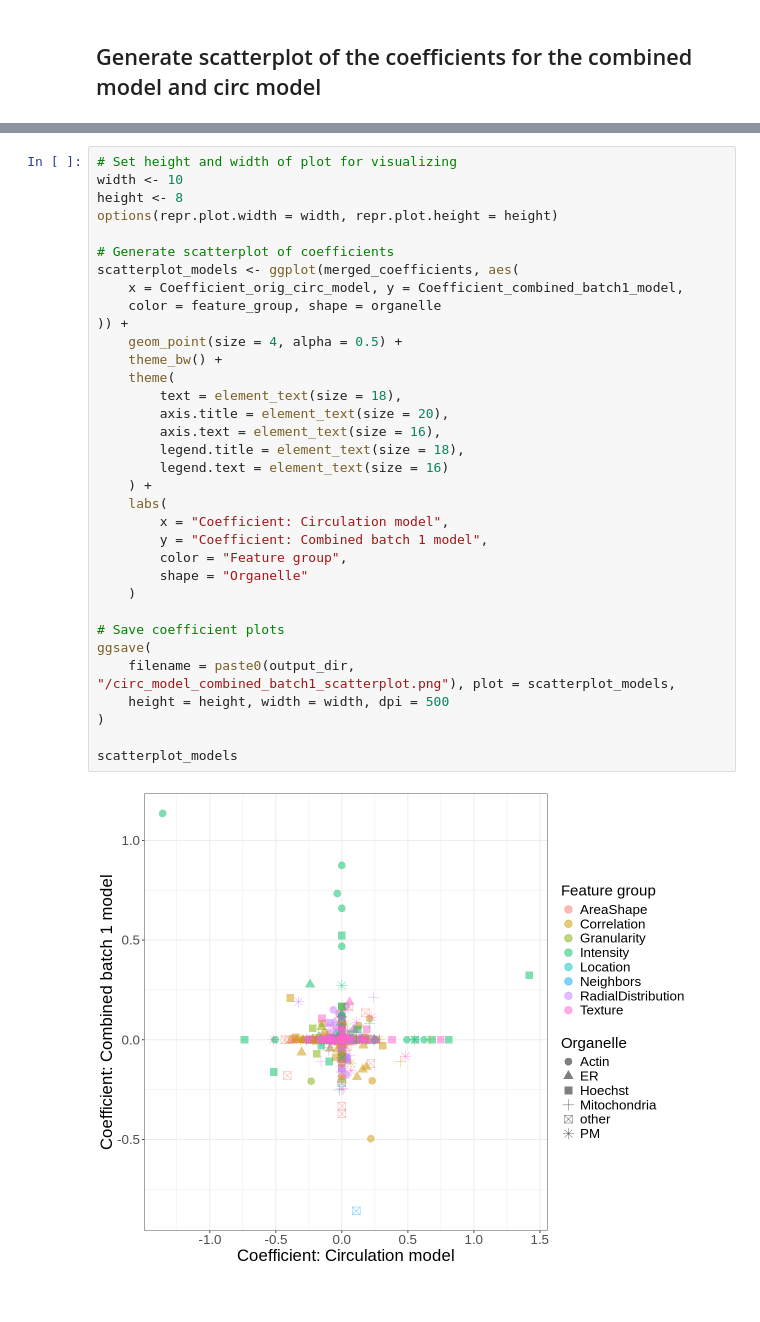
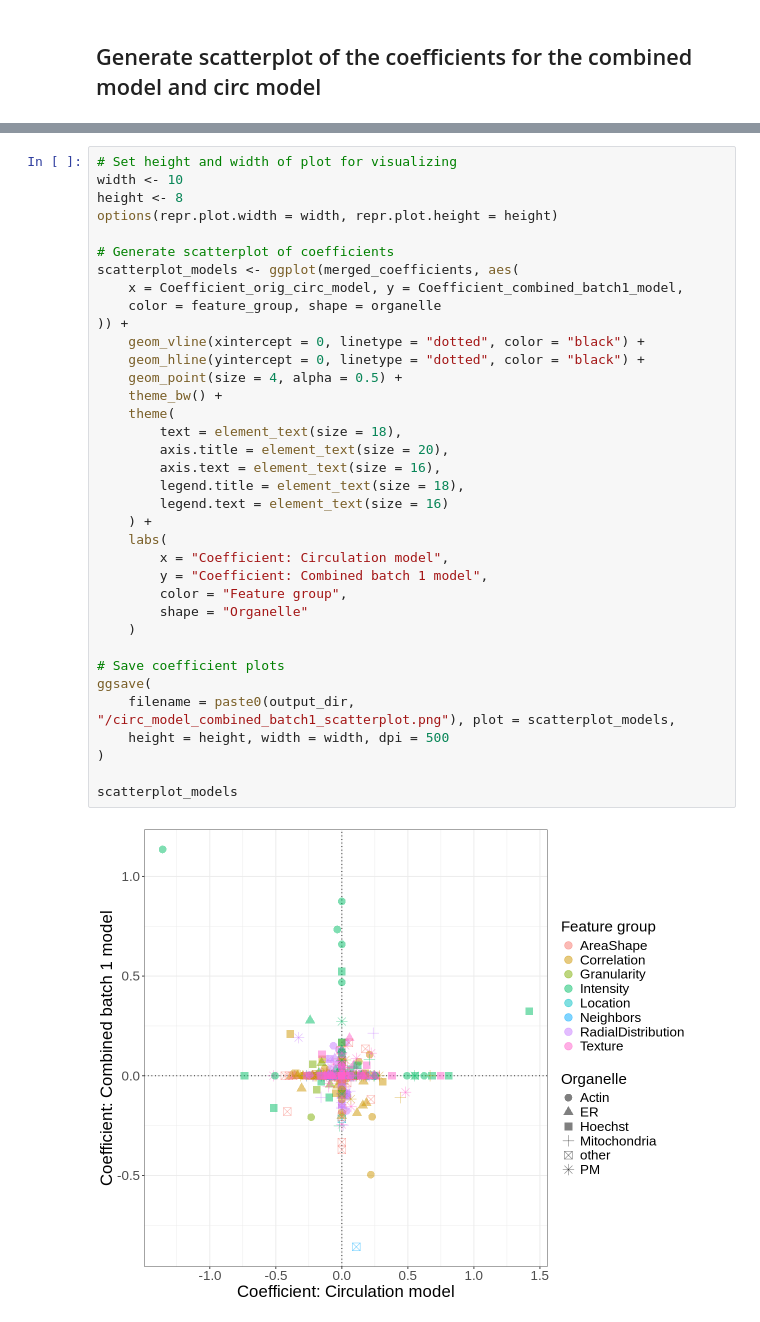
Before and after one commit to WayScience/targeted_fibrosis_drug_screen, a Jupyter notebook: 3b.exploratory_analysis/3.visualize_coefficients.ipynb, the cells around one changed output, grey strips where cells are left out. Cells and saved outputs as stored; diff of their text form.

```diff
--- a/3b.exploratory_analysis/3.visualize_coefficients.ipynb
+++ b/3b.exploratory_analysis/3.visualize_coefficients.ipynb
@@ -220,31 +220,33 @@ options(repr.plot.width = width, repr.plot.height = height)
 
 # Generate scatterplot of coefficients
 scatterplot_models <- ggplot(merged_coefficients, aes(
     x = Coefficient_orig_circ_model, y = Coefficient_combined_batch1_model,
     color = feature_group, shape = organelle
 )) +
+    geom_vline(xintercept = 0, linetype = "dotted", color = "black") +
+    geom_hline(yintercept = 0, linetype = "dotted", color = "black") +
     geom_point(size = 4, alpha = 0.5) +
     theme_bw() +
     theme(
         text = element_text(size = 18),
         axis.title = element_text(size = 20),
         axis.text = element_text(size = 16),
         legend.title = element_text(size = 18),
         legend.text = element_text(size = 16)
     ) +
     labs(
         x = "Coefficient: Circulation model",
         y = "Coefficient: Combined batch 1 model",
         color = "Feature group",
         shape = "Organelle"
     )
 
 # Save coefficient plots
 ggsave(
     filename = paste0(output_dir, "/circ_model_combined_batch1_scatterplot.png"), plot = scatterplot_models,
     height = height, width = width, dpi = 500
 )
 
 scatterplot_models
 # %% [output]
-[figure, old version]
+[figure, new version]
```
Also changed, not shown: 4 other files.
